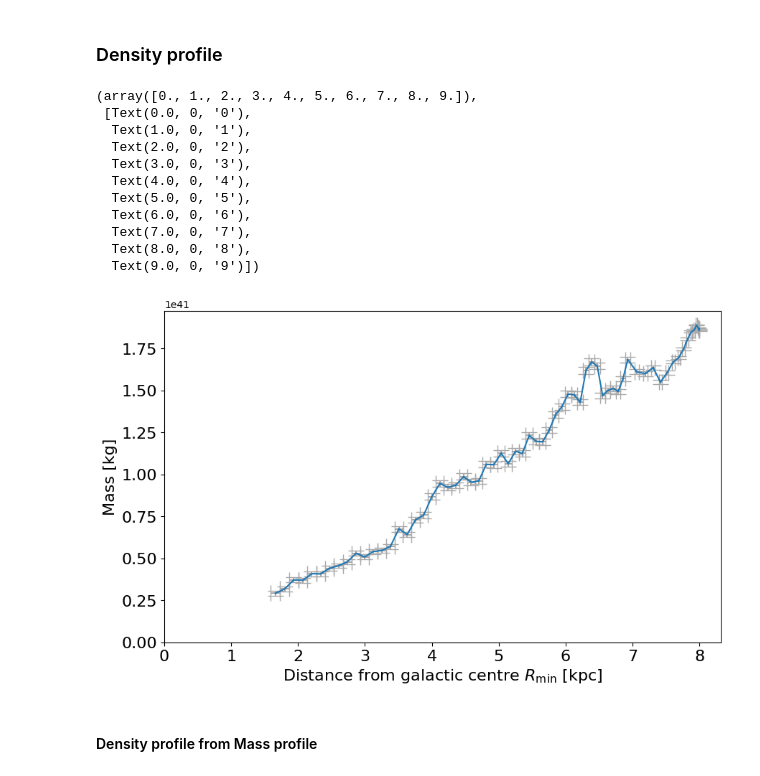
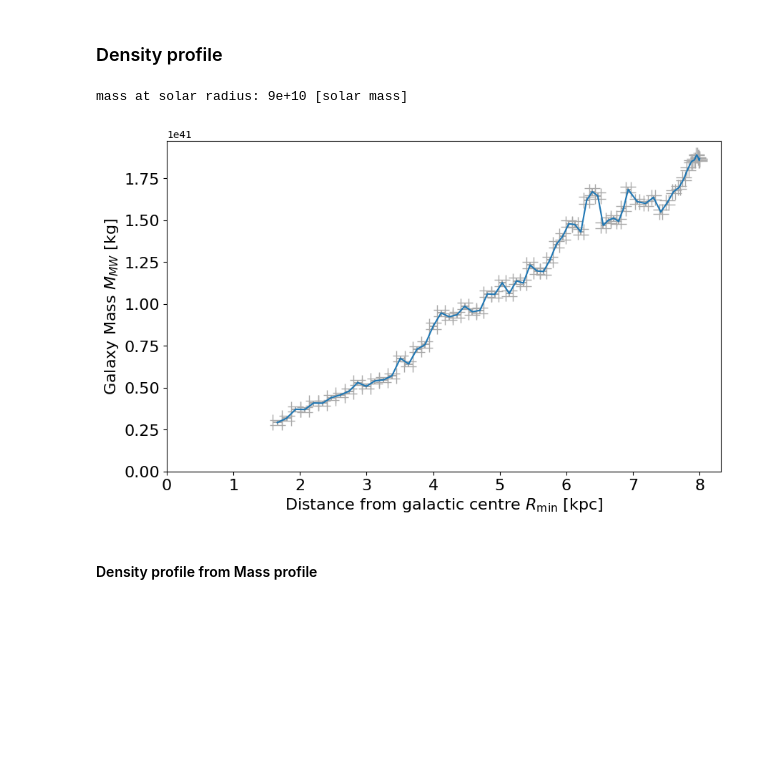
Before and after one commit to sofiasmg/ExpAstro, a Jupyter notebook: lab3-new.ipynb, the cells around one changed output. Drawn from its saved outputs; the diff is of its cells as text; code cells hidden in the pictures; blank space fills up the shorter version.

```diff
--- a/lab3-new.ipynb
+++ b/lab3-new.ipynb
@@ -70,30 +70,22 @@ G = 6.674*10**(-11) # in SI
 # %%
 M_approx = Rmin*v_Rmin**2/G
 s_M = np.sqrt((s_Rmin*1000*3.0857*10**(16)*v_Rmin**2/G)**2 + (s_vRmin*1000*Rmin*v_Rmin*2/G)**2)
 
 plt.figure(figsize=(10, 6))
 plt.errorbar(Rmin/(1000*3.0857*10**(16)), M_approx, xerr= s_Rmin, yerr=s_M, color='darkgrey', linestyle='none', capsize=8)
 plt.plot(Rmin/(1000*3.0857*10**(16)), M_approx)
 plt.xlabel(r'Distance from galactic centre $R_{\min}$ [kpc]', fontsize=16)
-plt.ylabel('Mass [kg]', fontsize=16)
+plt.ylabel(r'Galaxy Mass $M_{MW}$ [kg]', fontsize=16)
 plt.xlim(0,)
 plt.ylim(0,)
 plt.savefig('mass_profile.png', dpi=300, bbox_inches='tight')
 plt.yticks(fontsize=16)
 plt.xticks(fontsize=16)
+
+print(f'mass at solar radius: {(np.sum(M_approx[-5:])/(1.988416*(10**30))):.0e}' , '[solar mass]')
 # %% [output]
-(array([0., 1., 2., 3., 4., 5., 6., 7., 8., 9.]),
- [Text(0.0, 0, '0'),
-  Text(1.0, 0, '1'),
-  Text(2.0, 0, '2'),
-  Text(3.0, 0, '3'),
-  Text(4.0, 0, '4'),
-  Text(5.0, 0, '5'),
-  Text(6.0, 0, '6'),
-  Text(7.0, 0, '7'),
-  Text(8.0, 0, '8'),
-  Text(9.0, 0, '9')])
+mass at solar radius: 9e+10 [solar mass]
-[figure, old version]
+[figure, new version]
 # %% [markdown]
 #### Density profile from Mass profile
 # %%
```
Also changed, not shown: parts of 3 cells of this notebook, 4 other files.
